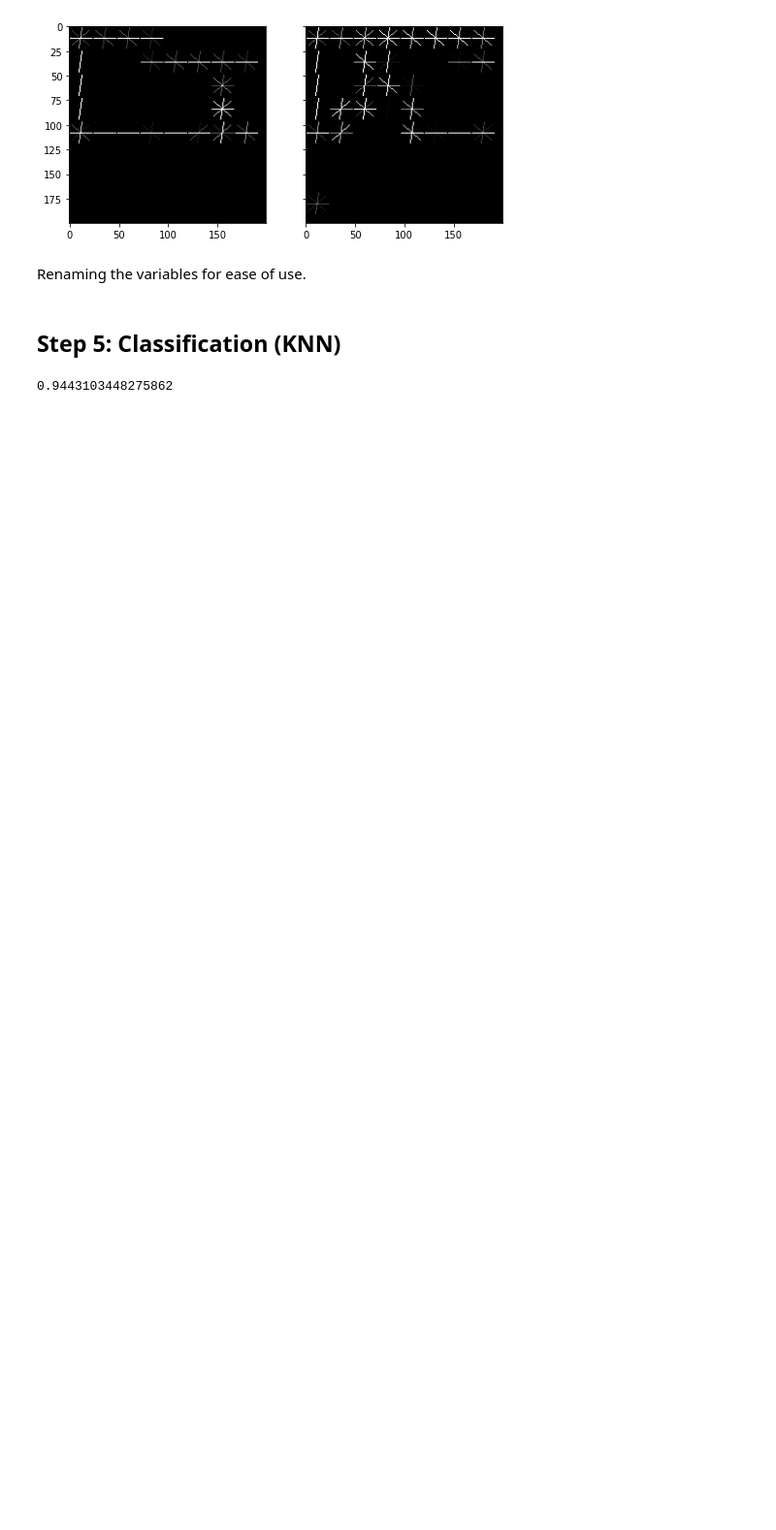
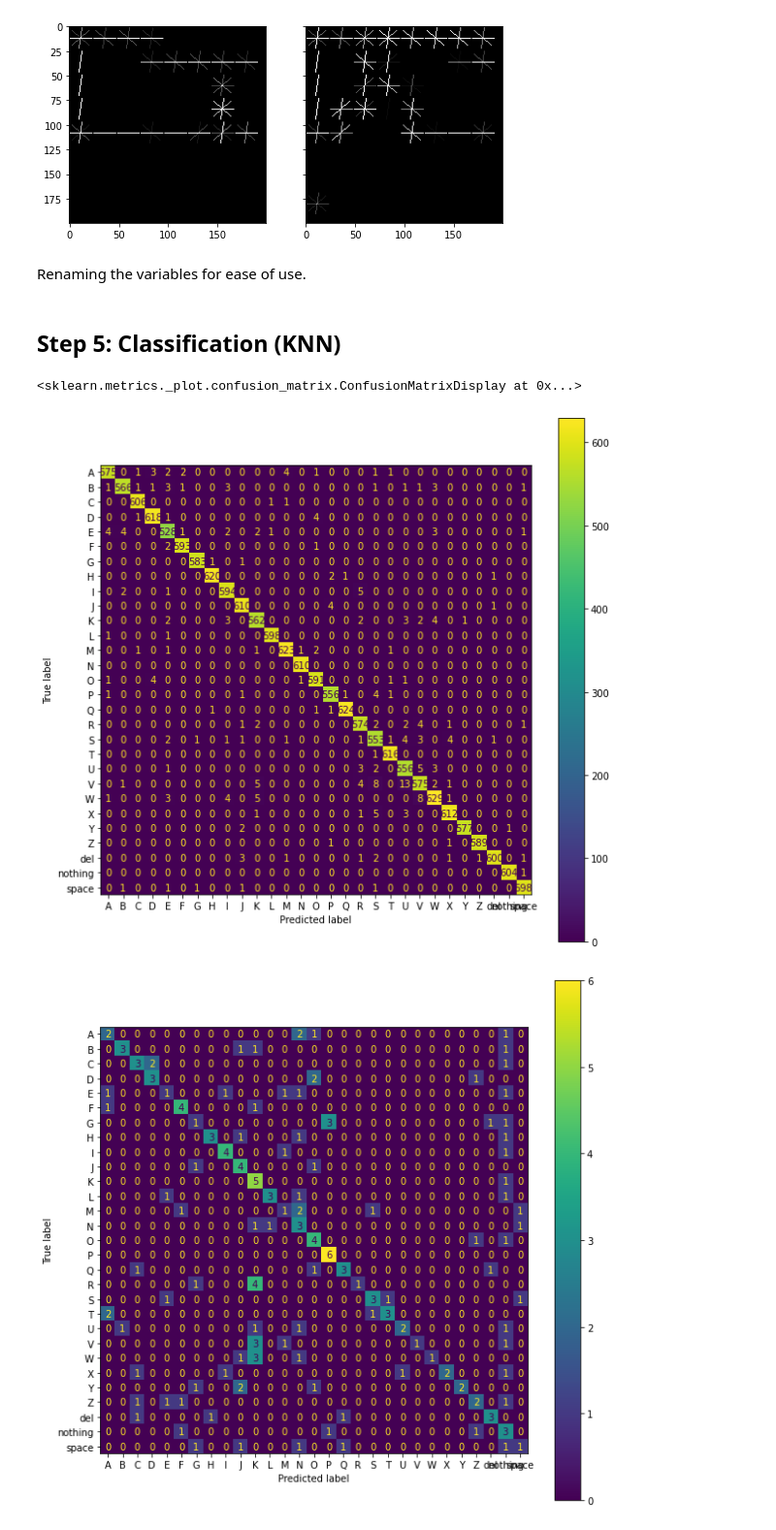
Before and after one commit to elizetran/ensf544_proj2, a Jupyter notebook: knn-canny.ipynb, the cells around one changed output. Shown at 97% size. Cells and saved outputs as stored; diff of their text form; code cells hidden in the pictures; blank space fills up the shorter version.

```diff
--- a/knn-canny.ipynb
+++ b/knn-canny.ipynb
@@ -22,7 +23,7 @@ from sklearn.metrics import accuracy_score
 TRAIN_DIR = "asl_alphabet_train/asl_alphabet_train/"
 TEST_DIR = "asl_alphabet_test/asl_alphabet_test/"
 # %%
-def load_data(directory, num_of_images=1000):
+def load_data(directory, num_of_images=3000):
     images = []
     labels = []
 
@@ -44,13 +45,10 @@ def load_data(directory, num_of_images=1000):
     # Convert to a numpy array
     images = np.array(images)
 
-    # # Normalize the images
-    # images = images.astype('float32')/255.0
-
     return images, labels
 # %%
 X_train, y_train = load_data(TRAIN_DIR)
-X_test, y_test = load_data(TEST_DIR, 100)
+X_test, y_test = load_data(TEST_DIR)
 
 fig, (ax1, ax2) = plt.subplots(1, 2, figsize=(8, 4), sharex=True, sharey=True)
 ax1.imshow(X_train[0], cmap=plt.cm.gray)
@@ -175,11 +161,18 @@ X_train, X_valid, y_train, y_valid = train_test_split(hog_train_features, y_trai
 X_test = hog_test_features
 # %% [markdown]
 ## Step 5: Classification (KNN)
-# %%
-clf = KNeighborsClassifier(n_neighbors=2)
-clf.fit(X_train, y_train)
-
-predictions = clf.predict(X_valid)
-print(accuracy_score(y_valid, predictions))
-# %% [output]
-0.9443103448275862
+# %%
+clf = KNeighborsClassifier(n_neighbors=1)
+clf.fit(X_train, y_train)
+
+valid_predictions = clf.predict(X_valid)
+fig, ax = plt.subplots(figsize=(10, 10))
+ConfusionMatrixDisplay.from_predictions(y_valid, valid_predictions, ax=ax)
+
+test_predictions = clf.predict(X_test)
+fig, ax = plt.subplots(figsize=(10, 10))
+ConfusionMatrixDisplay.from_predictions(y_test, test_predictions, ax=ax)
+# %% [output]
+<sklearn.metrics._plot.confusion_matrix.ConfusionMatrixDisplay at 0x...>
+[figure, added]
+[figure, added]
```
Also changed, not shown: parts of 12 cells of this notebook.
